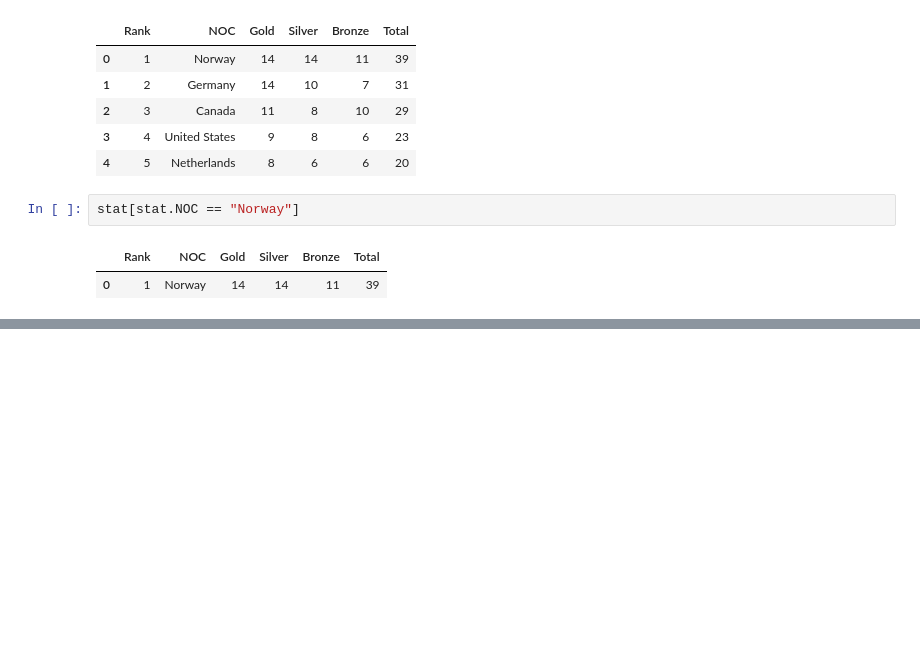
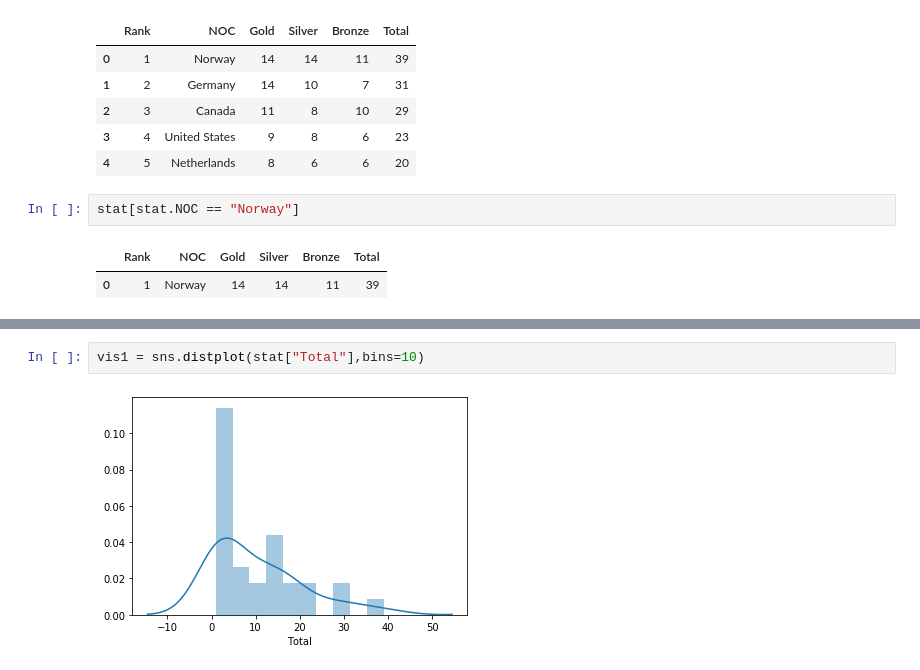
Before and after one commit to meda-cyber/Python_for_Data, a Jupyter notebook: Python for data with A-Z/DataFrame/DataFrame.ipynb, the cells around one changed output, grey strips where cells are left out. Saved outputs shown, nothing was run; the diff lists cells and outputs as text; blank space fills up the shorter version.

```diff
--- a/Python for data with A-Z/DataFrame Folder/DataFrame.ipynb
+++ b/Python for data with A-Z/DataFrame/DataFrame.ipynb
@@ -580,0 +661,4 @@ stat[stat.NOC == "Norway"]
+# %%
+vis1 = sns.distplot(stat["Total"],bins=10)
+# %% [output]
+[figure, added]
```
Also changed, not shown: parts of 22 cells of this notebook, 9 other files.
